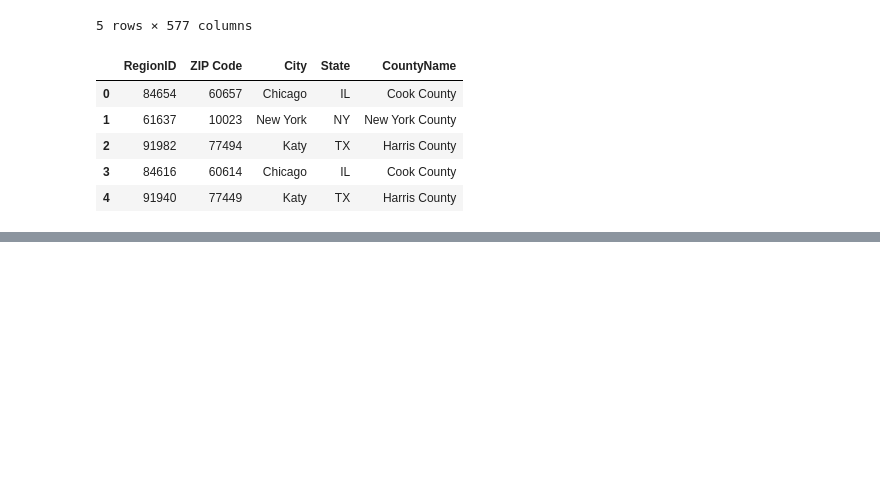
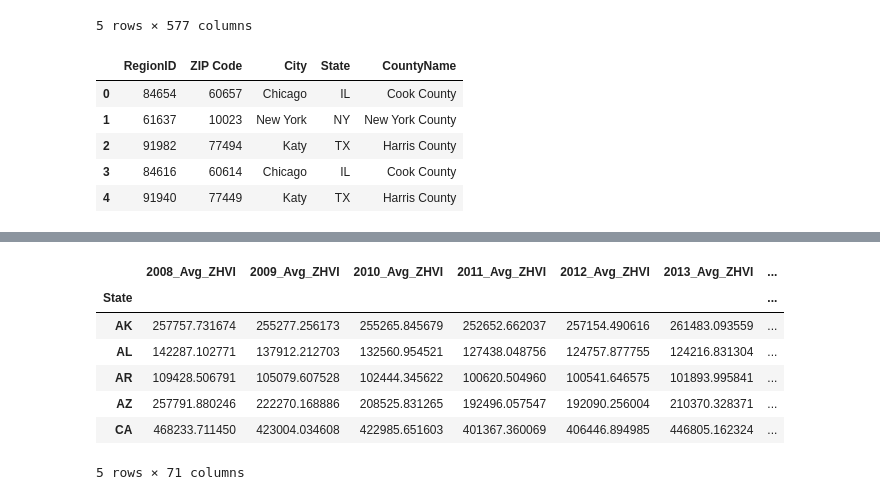
Before and after one commit to cmarchini19/US-Housing-Market-Analysis, a Jupyter notebook: tolu.ipynb, the cells around one changed output, grey strips where cells are left out. Cells and saved outputs as stored; diff of their text form; code cells hidden in the pictures; blank space fills up the shorter version.

```diff
--- a/tolu.ipynb
+++ b/tolu.ipynb
@@ -205,0 +219,19 @@ state_data
+# %%
+try:
+    for index, row in divorce_rate.iterrows():
+        state = divorce_rate.loc[index, "State"]
+        abbr = us_state_abbrev[state]
+        divorce_rate.loc[index, "State"] = abbr
+
+except:
+    pass
+divorce_rate = divorce_rate.set_index("State")
+years = [i for i in range(2008,2020,1)]
+new_divorce = divorce_rate[years[0:-1]]
+[new_divorce.rename(columns = {i:f"{i}_Div Rate"}, inplace = True) \
+             for i in range(2008,2020,1)]
+new_divorce = new_divorce.replace("---",np.nan)
+# %%
+merge = state_data.join(new_divorce, on="State")
+# for index, row in new_merge.iterrows():
+#         nc = new_merge.loc["NC", :]
@@ -205,0 +263,5 @@ state_data
+# %%
+unemployment_data = unemployment_data[[str(i) for i in range(2008,2020,1)]]
+for i in range(2008,2020,1):
+    unemployment_data = unemployment_data.rename(columns={str(i):f"{i}_unemployment"})
+unemployment_data.head()
@@ -205,0 +276,12 @@ state_data
+# %%
+biggest_data = merge.join(unemployment_data, on="State")
+biggest_data.head()
+# %% [output]
+|  | 2008_Avg_ZHVI | 2009_Avg_ZHVI | 2010_Avg_ZHVI | 2011_Avg_ZHVI | 2012_Avg_ZHVI | 2013_Avg_ZHVI | ... |
+| State |  |  |  |  |  |  | ... |
+| AK | 257757.731674 | 255277.256173 | 255265.845679 | 252652.662037 | 257154.490616 | 261483.093559 | ... |
+| AL | 142287.102771 | 137912.212703 | 132560.954521 | 127438.048756 | 124757.877755 | 124216.831304 | ... |
+| AR | 109428.506791 | 105079.607528 | 102444.345622 | 100620.504960 | 100541.646575 | 101893.995841 | ... |
+| AZ | 257791.880246 | 222270.168886 | 208525.831265 | 192496.057547 | 192090.256004 | 210370.328371 | ... |
+| CA | 468233.711450 | 423004.034608 | 422985.651603 | 401367.360069 | 406446.894985 | 446805.162324 | ... |
+5 rows × 71 columns
```
Also changed, not shown: parts of 12 cells of this notebook, 5 other files.
